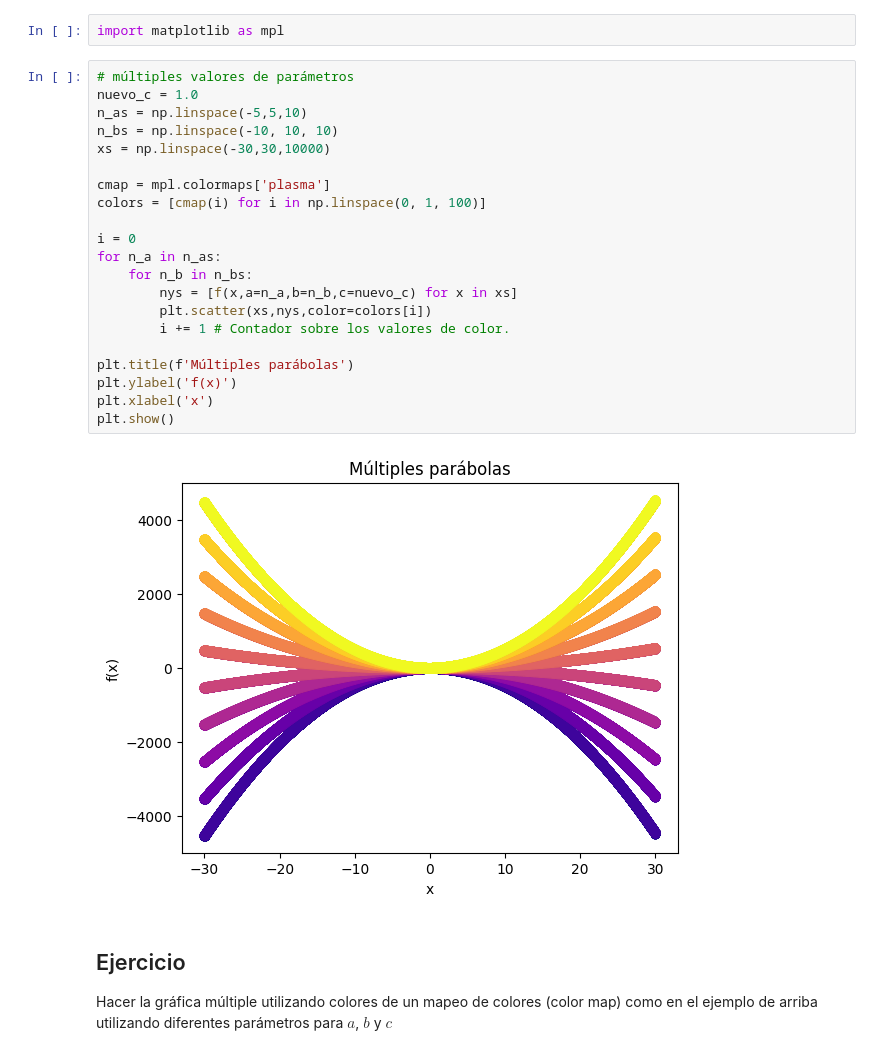
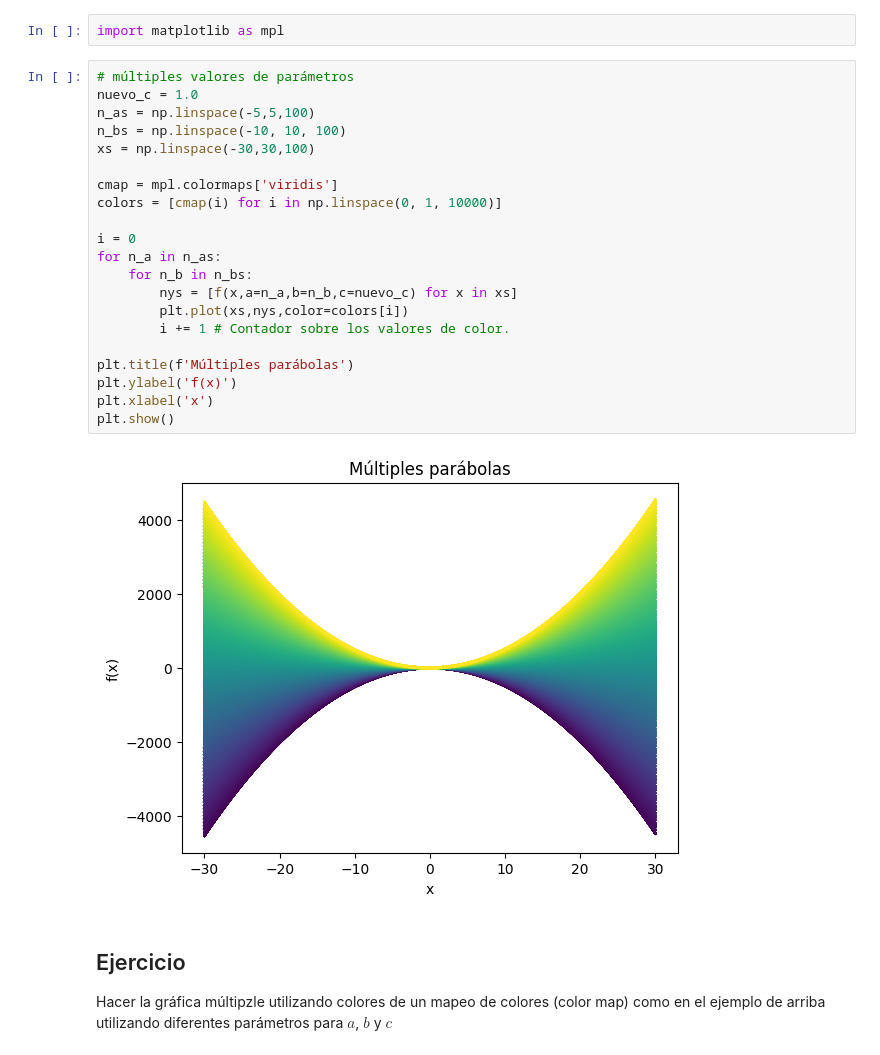
Before and after one commit to molgor/THC-FC-UNAM, a Jupyter notebook: docs/clases/mod2_python_funciones_clases.ipynb, the cells around one changed output. Saved outputs shown, nothing was run; the diff lists cells and outputs as text.

Commit message:
[Actualizado] Notas módulo 2 funciones
Se actualizó la gráfica de las parábolas. Se ve mejor.

```diff
--- a/docs/clases/mod2_python_funciones_clases.ipynb
+++ b/docs/clases/mod2_python_funciones_clases.ipynb
@@ -143,27 +143,27 @@ import matplotlib as mpl
 # %%
 # múltiples valores de parámetros
 nuevo_c = 1.0
-n_as = np.linspace(-5,5,10)
-n_bs = np.linspace(-10, 10, 10)
-xs = np.linspace(-30,30,10000)
+n_as = np.linspace(-5,5,100)
+n_bs = np.linspace(-10, 10, 100)
+xs = np.linspace(-30,30,100)
 
-cmap = mpl.colormaps['plasma']
-colors = [cmap(i) for i in np.linspace(0, 1, 100)]
+cmap = mpl.colormaps['viridis']
+colors = [cmap(i) for i in np.linspace(0, 1, 10000)]
 
 i = 0
 for n_a in n_as:
     for n_b in n_bs:
         nys = [f(x,a=n_a,b=n_b,c=nuevo_c) for x in xs]
-        plt.scatter(xs,nys,color=colors[i])
+        plt.plot(xs,nys,color=colors[i])
         i += 1 # Contador sobre los valores de color.
 
 plt.title(f'Múltiples parábolas')
 plt.ylabel('f(x)')
 plt.xlabel('x')
 plt.show()
 # %% [output]
-[figure, old version]
+[figure, new version]
 # %% [markdown]
 ## Ejercicio
 
-Hacer la gráfica múltiple utilizando colores de un mapeo de colores (color map) como en el ejemplo de arriba utilizando diferentes parámetros para $a$, $b$ y $c$
+Hacer la gráfica múltipzle utilizando colores de un mapeo de colores (color map) como en el ejemplo de arriba utilizando diferentes parámetros para $a$, $b$ y $c$
```
Also changed, not shown: parts of 2 cells of this notebook.
